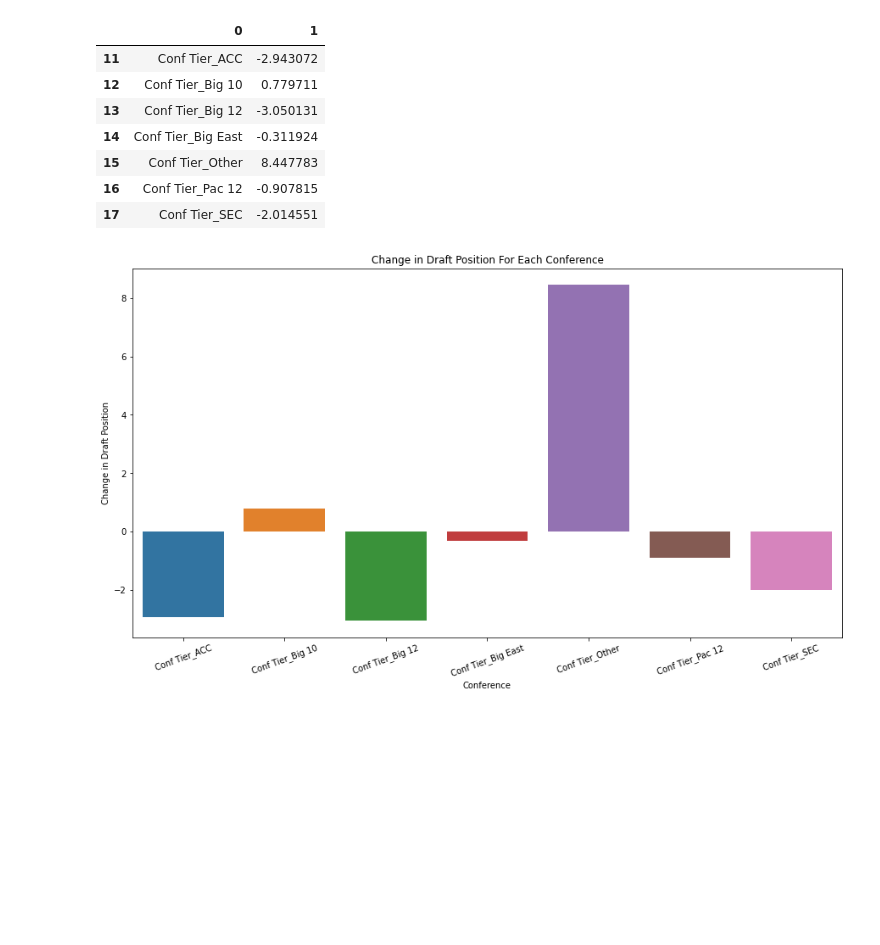
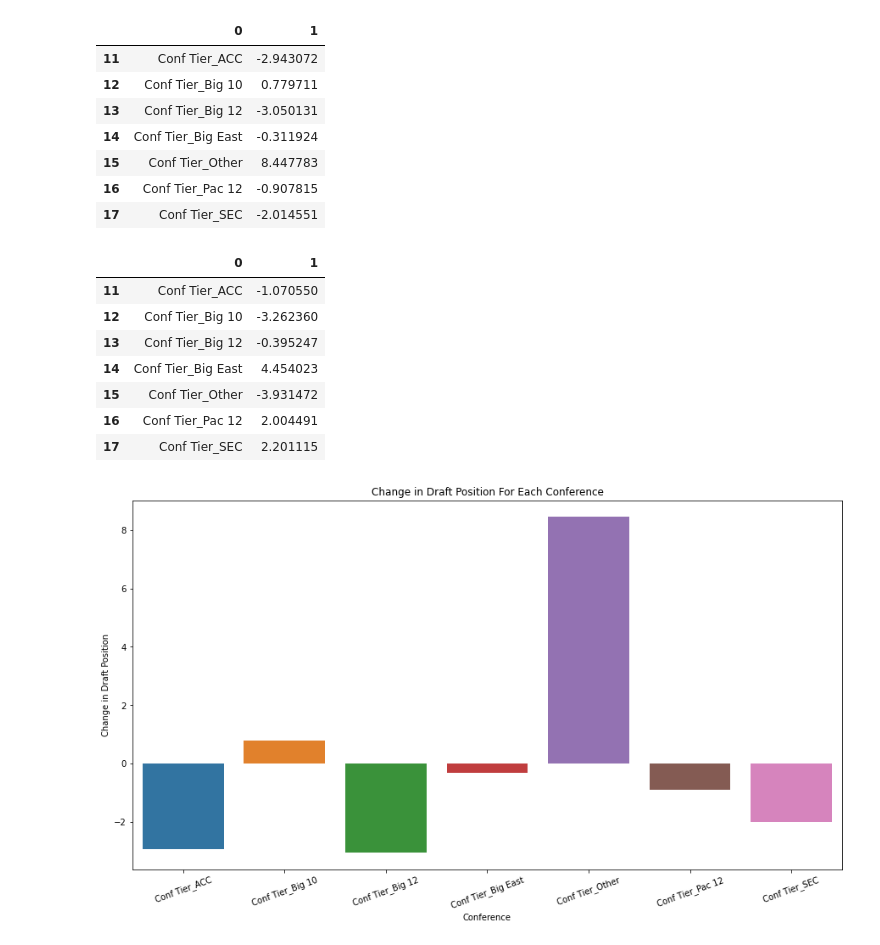
Before and after one commit to MattSasaki/Draft-Position-vs-College-Conference, a Jupyter notebook: project_workbook.ipynb, the cells around one changed output. Saved outputs shown, nothing was run; the diff lists cells and outputs as text; code cells hidden in the pictures; blank space fills up the shorter version.

```diff
--- a/project_workbook.ipynb
+++ b/project_workbook.ipynb
@@ -345,6 +345,16 @@ pick_vs_conf_df
 | 17 | Conf Tier_SEC | -2.014551 |
 # %%
 ws_vs_conf_df = pd.DataFrame(list(ws_vs_conf.items()))[11::]
+ws_vs_conf_df
+# %% [output]
+|  | 0 | 1 |
+| 11 | Conf Tier_ACC | -1.070550 |
+| 12 | Conf Tier_Big 10 | -3.262360 |
+| 13 | Conf Tier_Big 12 | -0.395247 |
+| 14 | Conf Tier_Big East | 4.454023 |
+| 15 | Conf Tier_Other | -3.931472 |
+| 16 | Conf Tier_Pac 12 | 2.004491 |
+| 17 | Conf Tier_SEC | 2.201115 |
 # %%
 plt.figure(figsize=(15,8))
 sns.barplot(x=pick_vs_conf_df[0], y=pick_vs_conf_df[1])
```
